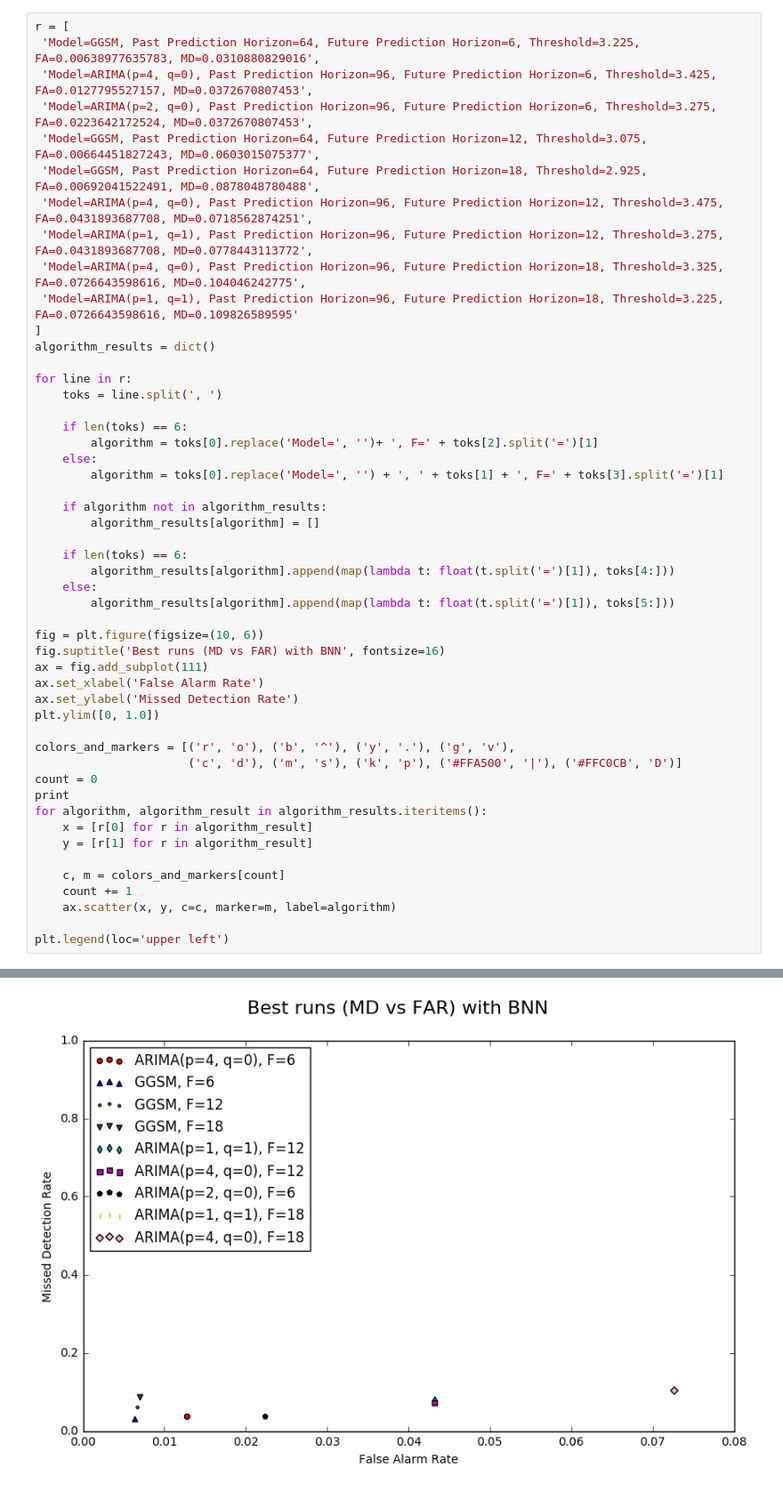
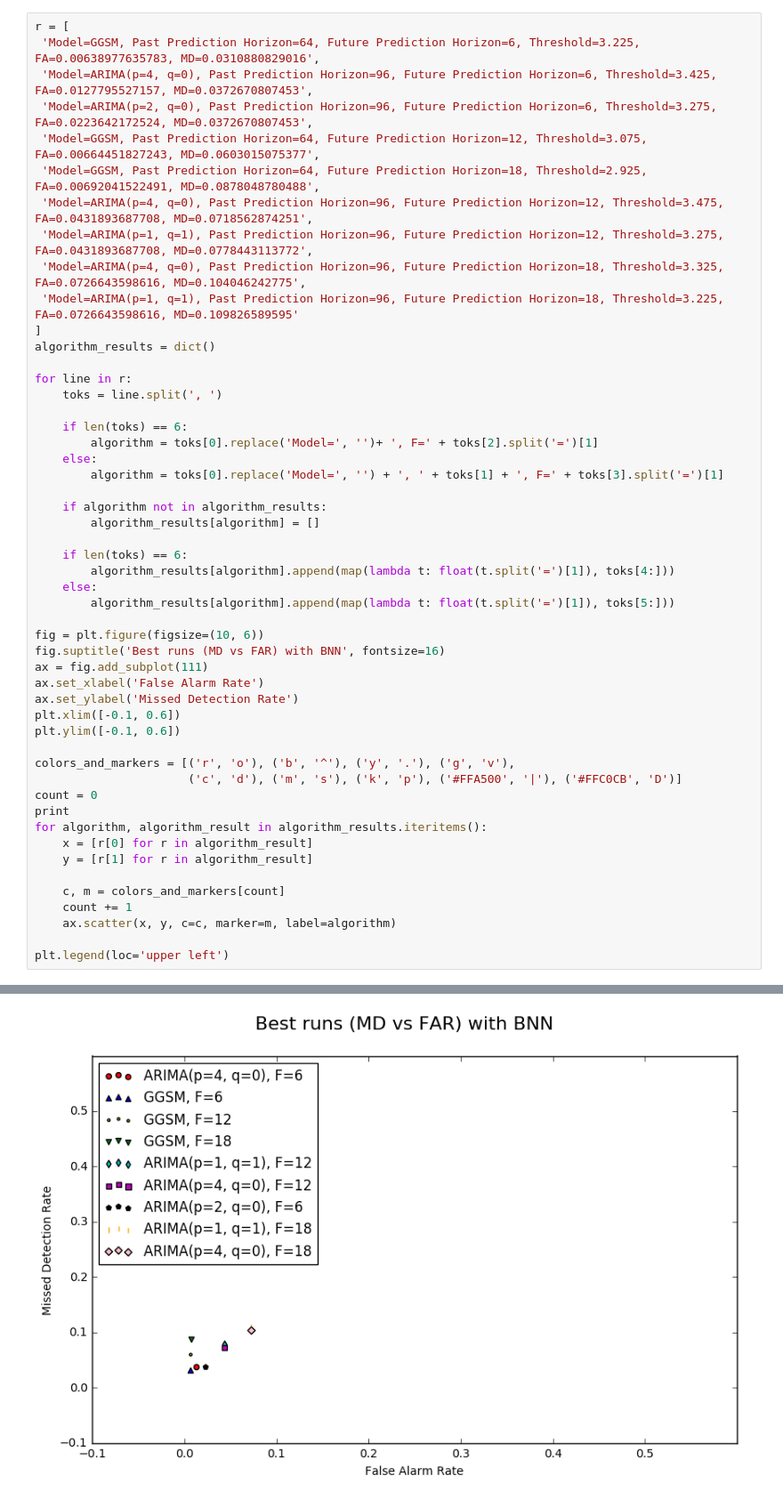
Before and after one commit to fedep3/sdl, a Jupyter notebook: BNN Prediction Results.ipynb, the cells around one changed output, grey strips where cells are left out. Shown: that part at 89% size. Saved outputs shown, nothing was run; the diff lists cells and outputs as text.

Commit message:
minor update in plots

```diff
--- a/BNN Prediction Results.ipynb
+++ b/BNN Prediction Results.ipynb
@@ -56,32 +56,33 @@ for line in r:
 
     if algorithm not in algorithm_results:
         algorithm_results[algorithm] = []
 
     if len(toks) == 6:
         algorithm_results[algorithm].append(map(lambda t: float(t.split('=')[1]), toks[4:]))
     else:
         algorithm_results[algorithm].append(map(lambda t: float(t.split('=')[1]), toks[5:]))
 
 fig = plt.figure(figsize=(10, 6))
 fig.suptitle('Best runs (MD vs FAR) with BNN', fontsize=16)
 ax = fig.add_subplot(111)
 ax.set_xlabel('False Alarm Rate')
 ax.set_ylabel('Missed Detection Rate')
-plt.ylim([0, 1.0])
+plt.xlim([-0.1, 0.6])
+plt.ylim([-0.1, 0.6])
 
 colors_and_markers = [('r', 'o'), ('b', '^'), ('y', '.'), ('g', 'v'),
                       ('c', 'd'), ('m', 's'), ('k', 'p'), ('#FFA500', '|'), ('#FFC0CB', 'D')]
 count = 0
 print
 for algorithm, algorithm_result in algorithm_results.iteritems():
     x = [r[0] for r in algorithm_result]
     y = [r[1] for r in algorithm_result]
 
     c, m = colors_and_markers[count]
     count += 1
     ax.scatter(x, y, c=c, marker=m, label=algorithm)
 
 plt.legend(loc='upper left')
 # %% [output]
 <matplotlib.legend.Legend at 0x...>
-[figure, old version]
+[figure, new version]
```
Also changed, not shown: parts of 1 cell of this notebook, 2 other files.
